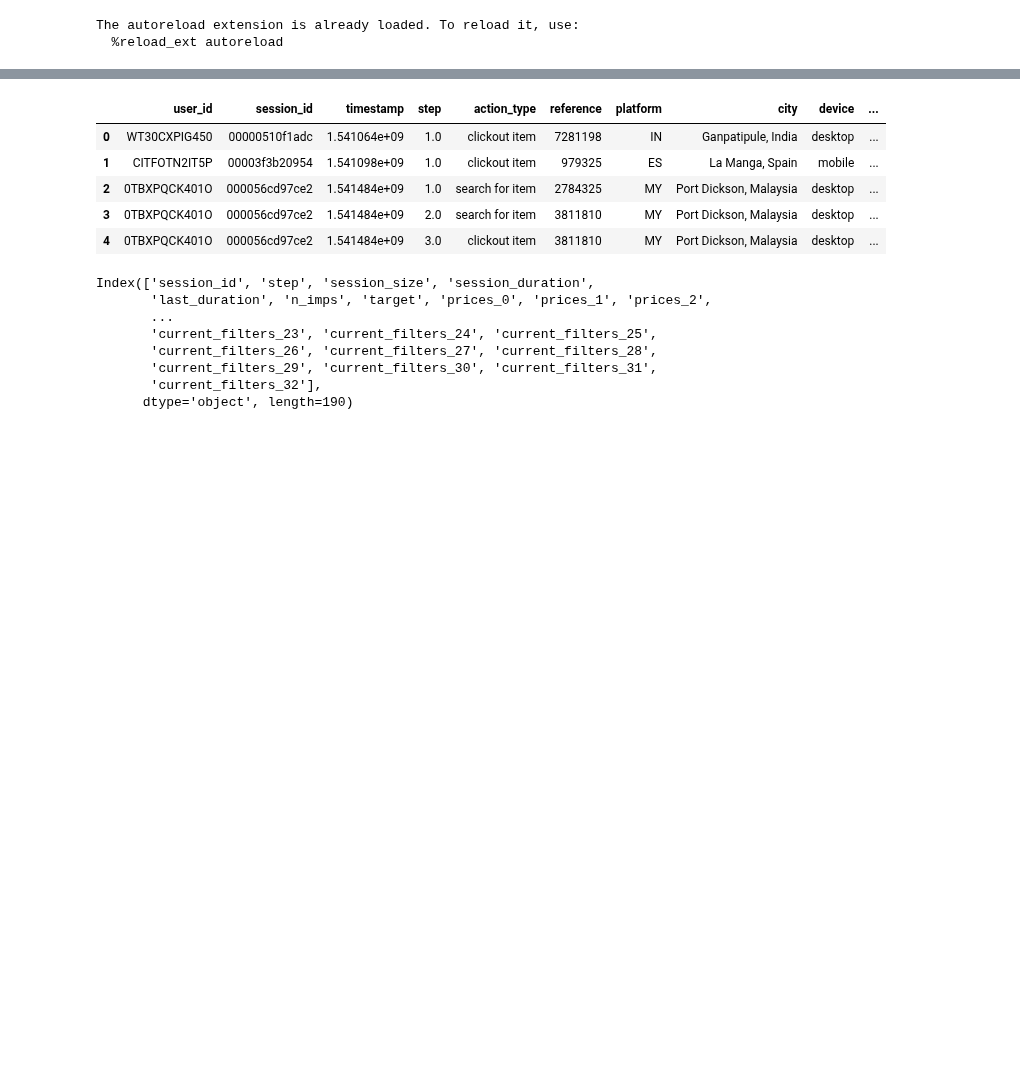
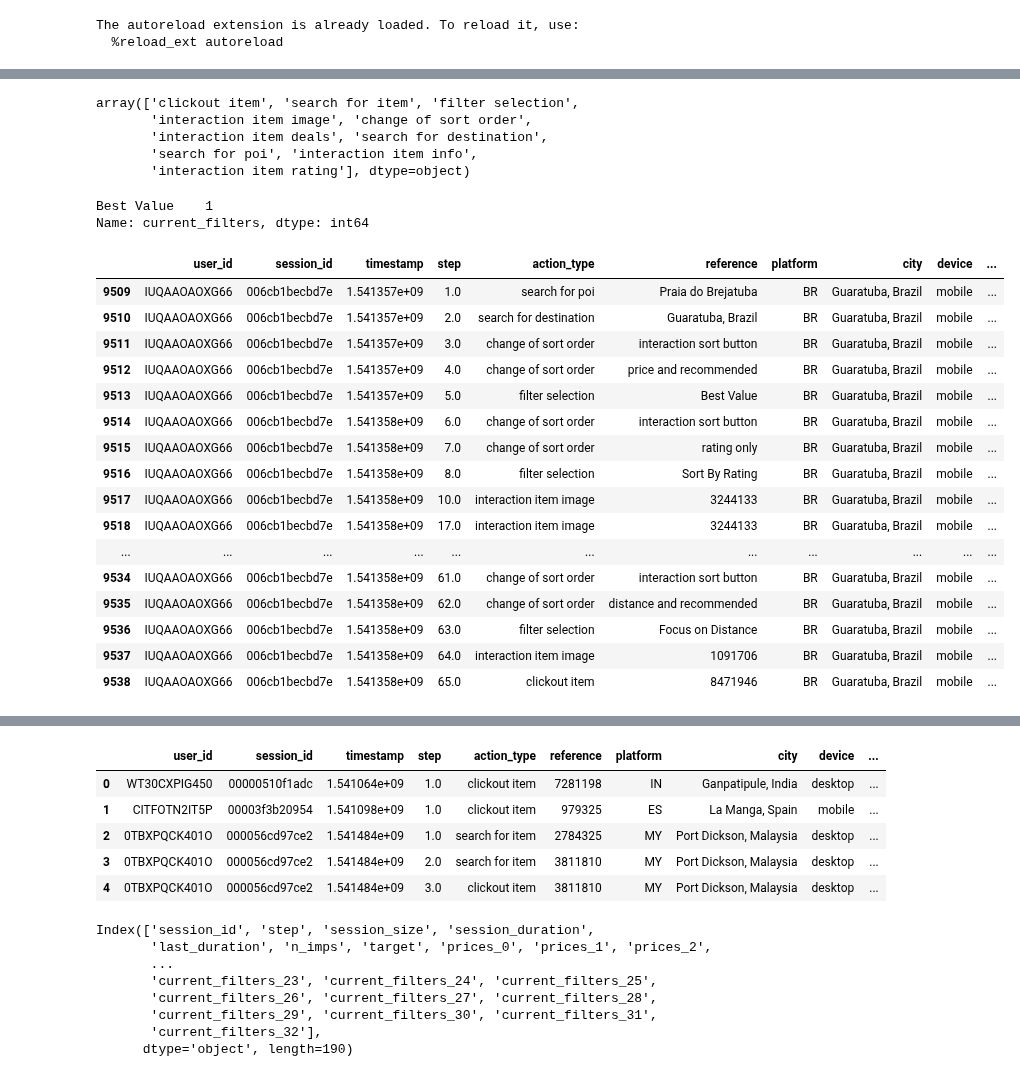
Before and after one commit to samshipengs/naps, a Jupyter notebook: playground.ipynb, the cells around one changed output, grey strips where cells are left out. Saved outputs shown, nothing was run; the diff lists cells and outputs as text; code cells hidden in the pictures; blank space fills up the shorter version.

```diff
--- a/playground.ipynb
+++ b/playground.ipynb
@@ -4,6 +4,7 @@ import numpy as np
 %matplotlib inline
 %load_ext autoreload
 %autoreload 2
+pd.options.display.max_colwidth = 1000
 # %% [output]
 The autoreload extension is already loaded. To reload it, use:
   %reload_ext autoreload
@@ -10,2 +27,40 @@ The autoreload extension is already loaded. To reload it, use:
 # %%
-train_basic = pd.read_parquet('./gbm_cache/basic_preprocessed_train_None.snappy')
+train_basic = pd.read_parquet('./gbm_cache_prev/basic_preprocessed_train_None.snappy')
+# %%
+train_basic.action_type.unique()
+# %% [output]
+array(['clickout item', 'search for item', 'filter selection',
+       'interaction item image', 'change of sort order',
+       'interaction item deals', 'search for destination',
+       'search for poi', 'interaction item info',
+       'interaction item rating'], dtype=object)
+# %%
+train_basic[train_basic.action_type=='change of sort order'].current_filters.value_counts()
+# %% [output]
+Best Value    1
+Name: current_filters, dtype: int64
+# %%
+# train_basic[train_basic.action_type=='change of sort order']
+sids = train_basic.iloc[:10000].groupby('session_id').apply(lambda df: (df.action_type == 'change of sort order').sum()!=0)
+# %%
+sid = sids[sids].index
+# %%
+train_basic[train_basic.session_id==np.random.choice(sid, 1)[0]]
+# %% [output]
+|  | user_id | session_id | timestamp | step | action_type | reference | platform | city | device | ... |
+| 9509 | IUQAAOAOXG66 | 006cb1becbd7e | 1.541357e+09 | 1.0 | search for poi | Praia do Brejatuba | BR | Guaratuba, Brazil | mobile | ... |
+| 9510 | IUQAAOAOXG66 | 006cb1becbd7e | 1.541357e+09 | 2.0 | search for destination | Guaratuba, Brazil | BR | Guaratuba, Brazil | mobile | ... |
+| 9511 | IUQAAOAOXG66 | 006cb1becbd7e | 1.541357e+09 | 3.0 | change of sort order | interaction sort button | BR | Guaratuba, Brazil | mobile | ... |
+| 9512 | IUQAAOAOXG66 | 006cb1becbd7e | 1.541357e+09 | 4.0 | change of sort order | price and recommended | BR | Guaratuba, Brazil | mobile | ... |
+| 9513 | IUQAAOAOXG66 | 006cb1becbd7e | 1.541357e+09 | 5.0 | filter selection | Best Value | BR | Guaratuba, Brazil | mobile | ... |
+| 9514 | IUQAAOAOXG66 | 006cb1becbd7e | 1.541358e+09 | 6.0 | change of sort order | interaction sort button | BR | Guaratuba, Brazil | mobile | ... |
+| 9515 | IUQAAOAOXG66 | 006cb1becbd7e | 1.541358e+09 | 7.0 | change of sort order | rating only | BR | Guaratuba, Brazil | mobile | ... |
+| 9516 | IUQAAOAOXG66 | 006cb1becbd7e | 1.541358e+09 | 8.0 | filter selection | Sort By Rating | BR | Guaratuba, Brazil | mobile | ... |
+| 9517 | IUQAAOAOXG66 | 006cb1becbd7e | 1.541358e+09 | 10.0 | interaction item image | 3244133 | BR | Guaratuba, Brazil | mobile | ... |
+| 9518 | IUQAAOAOXG66 | 006cb1becbd7e | 1.541358e+09 | 17.0 | interaction item image | 3244133 | BR | Guaratuba, Brazil | mobile | ... |
+| ... | ... | ... | ... | ... | ... | ... | ... | ... | ... | ... |
+| 9534 | IUQAAOAOXG66 | 006cb1becbd7e | 1.541358e+09 | 61.0 | change of sort order | interaction sort button | BR | Guaratuba, Brazil | mobile | ... |
+| 9535 | IUQAAOAOXG66 | 006cb1becbd7e | 1.541358e+09 | 62.0 | change of sort order | distance and recommended | BR | Guaratuba, Brazil | mobile | ... |
+| 9536 | IUQAAOAOXG66 | 006cb1becbd7e | 1.541358e+09 | 63.0 | filter selection | Focus on Distance | BR | Guaratuba, Brazil | mobile | ... |
+| 9537 | IUQAAOAOXG66 | 006cb1becbd7e | 1.541358e+09 | 64.0 | interaction item image | 1091706 | BR | Guaratuba, Brazil | mobile | ... |
+| 9538 | IUQAAOAOXG66 | 006cb1becbd7e | 1.541358e+09 | 65.0 | clickout item | 8471946 | BR | Guaratuba, Brazil | mobile | ... |
```
Also changed, not shown: parts of 10 cells of this notebook, 2 other files.
